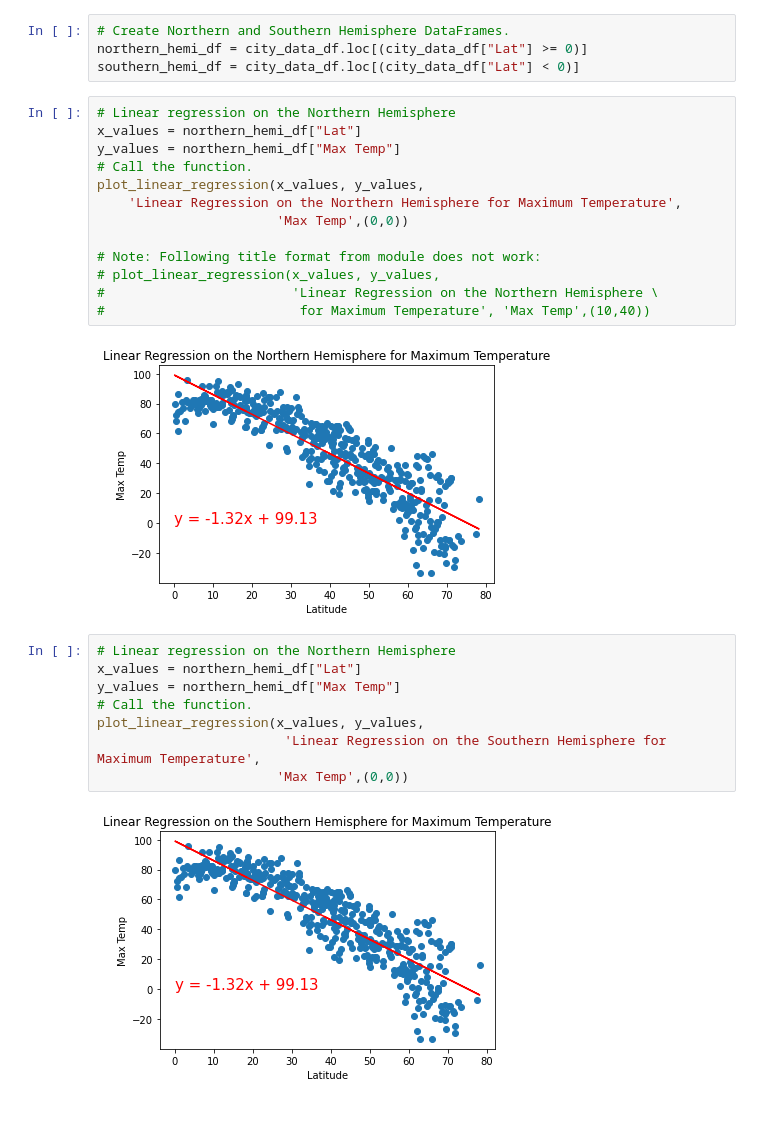
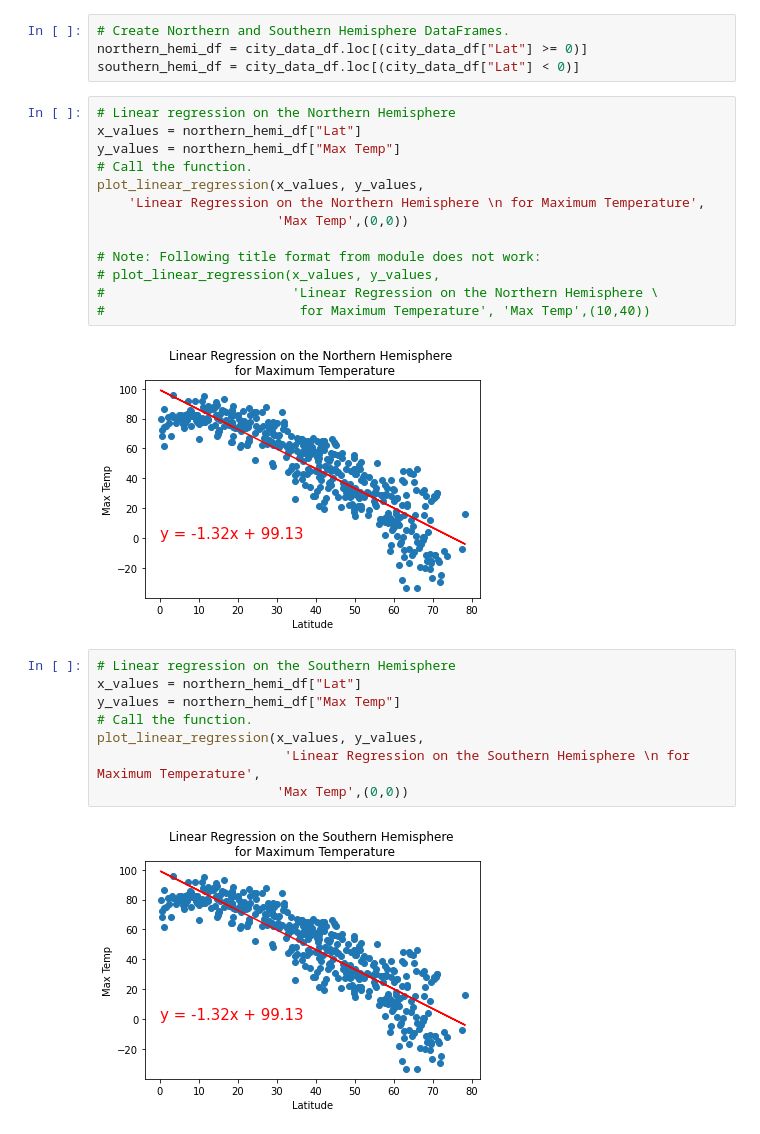
Before and after one commit to rciminera/World_Weather_Analysis, a Jupyter notebook: Module/WeatherPy.ipynb, the cells around one changed output. Cells and saved outputs as stored; diff of their text form.

Commit message:
regression plots updated

```diff
--- a/Module/WeatherPy.ipynb
+++ b/Module/WeatherPy.ipynb
@@ -299,25 +299,25 @@ southern_hemi_df = city_data_df.loc[(city_data_df["Lat"] < 0)]
 # %%
 # Linear regression on the Northern Hemisphere
 x_values = northern_hemi_df["Lat"]
 y_values = northern_hemi_df["Max Temp"]
 # Call the function.
 plot_linear_regression(x_values, y_values,
-    'Linear Regression on the Northern Hemisphere for Maximum Temperature',
+    'Linear Regression on the Northern Hemisphere \n for Maximum Temperature',
                        'Max Temp',(0,0))
 
 # Note: Following title format from module does not work:
 # plot_linear_regression(x_values, y_values,
 #                        'Linear Regression on the Northern Hemisphere \
 #                         for Maximum Temperature', 'Max Temp',(10,40))
 # %% [output]
-[figure, old version]
+[figure, new version]
 # %%
-# Linear regression on the Northern Hemisphere
+# Linear regression on the Southern Hemisphere
 x_values = northern_hemi_df["Lat"]
 y_values = northern_hemi_df["Max Temp"]
 # Call the function.
 plot_linear_regression(x_values, y_values,
-                        'Linear Regression on the Southern Hemisphere for Maximum Temperature',
+                        'Linear Regression on the Southern Hemisphere \n for Maximum Temperature',
                        'Max Temp',(0,0))
 # %% [output]
-[figure, old version]
+[figure, new version]
```
Also changed, not shown: parts of 7 cells of this notebook.
